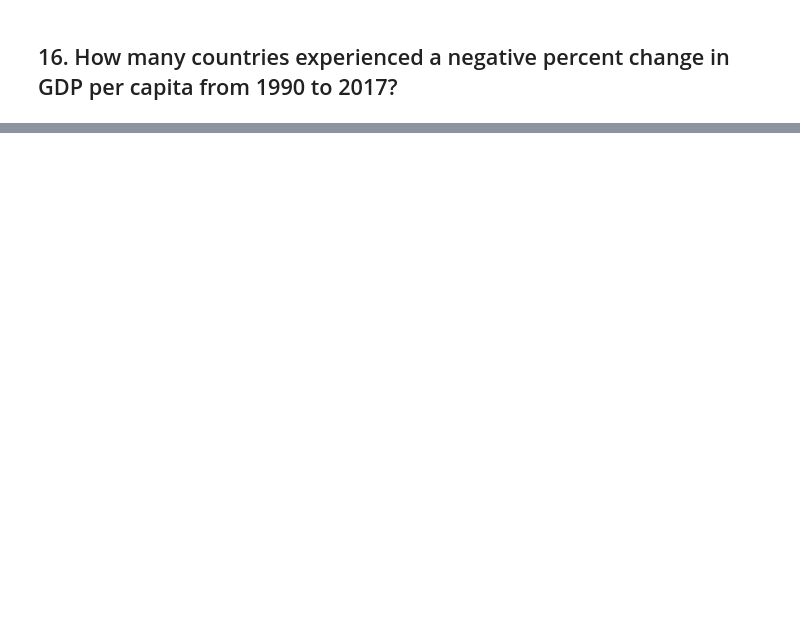
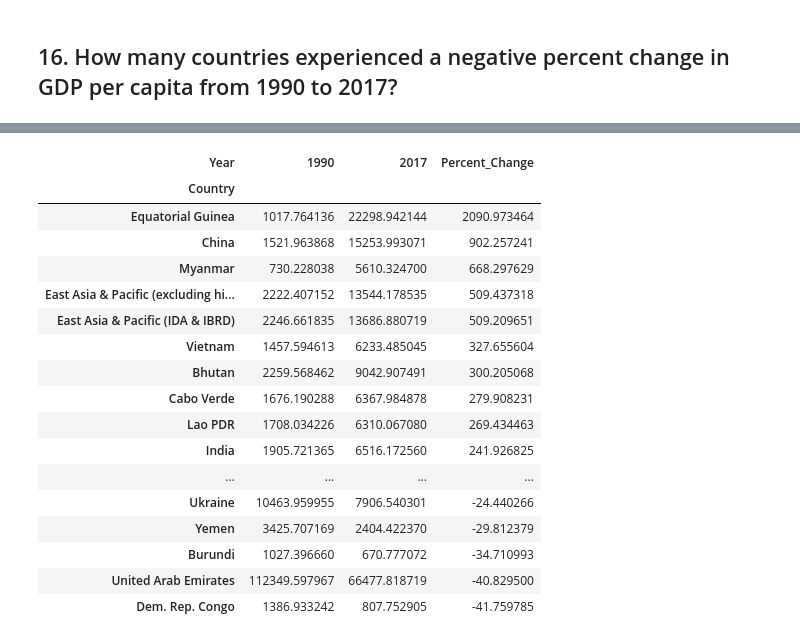
Before and after one commit to nss-data-science-cohort-4/dq1-undata-c-everest, a Jupyter notebook: notebooks/UN_Data_Exploration.ipynb, the cells around one changed output, grey strips where cells are left out. Drawn from its saved outputs; the diff is of its cells as text; code cells hidden in the pictures; blank space fills up the shorter version.

```diff
--- a/notebooks/UN_Data_Exploration.ipynb
+++ b/notebooks/UN_Data_Exploration.ipynb
@@ -339,6 +339,3 @@ gdp_pivoted
 | Zimbabwe | 2819.549467 | 2568.410072 |
 # %% [markdown]
 ## 15. Create a new column in gdp_pivoted named Percent_Change. This column should contain the percent change in GDP_Per_Capita from 1990 to 2017. Hint: Percent change is calculated as 100*(New Value - Old Value) / Old Value.
-# %%
-gdp_pivoted['Percent_Change'] = 100 * ((1990 - 2017) / 1990)
-gdp_pivoted
@@ -364,3 +341,0 @@ gdp_pivoted
-# %%
-gdp_pivoted['Percent_Change_2'] = gdp_pivoted['Country'].apply(100 * (['2017'] - ['1990'])/['1990'])
-gdp_pivoted
@@ -369,5 +341,0 @@ KeyError: 'Country'
-# %%
-#Apple_farm['Perc_Good'] = (Apple_farm['Good_apples'] / Apple_farm['Total_apples']) *100
-
-gdp_pivoted['Percent_Change_2'] = ((gdp_pivoted['2017']-gdp_pivoted['1990'])/gdp_pivoted['1990'])* 100
-gdp_pivoted
@@ -379,0 +344,2 @@ KeyError: '2017'
+# %%
+gdp_pivoted['Percent_Change'] = gdp_pivoted.apply(lambda row: (row.iloc[1]-row.iloc[0])/row.iloc[0]*100, axis=1)
@@ -396,0 +400,21 @@ gdp_pivoted.sample(10)
+# %%
+gdp_pivoted.sort_values(by='Percent_Change', ascending=False)
+# %% [output]
+| Year | 1990 | 2017 | Percent_Change |
+| Country |  |  |  |
+| Equatorial Guinea | 1017.764136 | 22298.942144 | 2090.973464 |
+| China | 1521.963868 | 15253.993071 | 902.257241 |
+| Myanmar | 730.228038 | 5610.324700 | 668.297629 |
+| East Asia & Pacific (excluding hi... | 2222.407152 | 13544.178535 | 509.437318 |
+| East Asia & Pacific (IDA & IBRD) | 2246.661835 | 13686.880719 | 509.209651 |
+| Vietnam | 1457.594613 | 6233.485045 | 327.655604 |
+| Bhutan | 2259.568462 | 9042.907491 | 300.205068 |
+| Cabo Verde | 1676.190288 | 6367.984878 | 279.908231 |
+| Lao PDR | 1708.034226 | 6310.067080 | 269.434463 |
+| India | 1905.721365 | 6516.172560 | 241.926825 |
+| ... | ... | ... | ... |
+| Ukraine | 10463.959955 | 7906.540301 | -24.440266 |
+| Yemen | 3425.707169 | 2404.422370 | -29.812379 |
+| Burundi | 1027.396660 | 670.777072 | -34.710993 |
+| United Arab Emirates | 112349.597967 | 66477.818719 | -40.829500 |
+| Dem. Rep. Congo | 1386.933242 | 807.752905 | -41.759785 |
```
Also changed, not shown: parts of 15 cells of this notebook.
